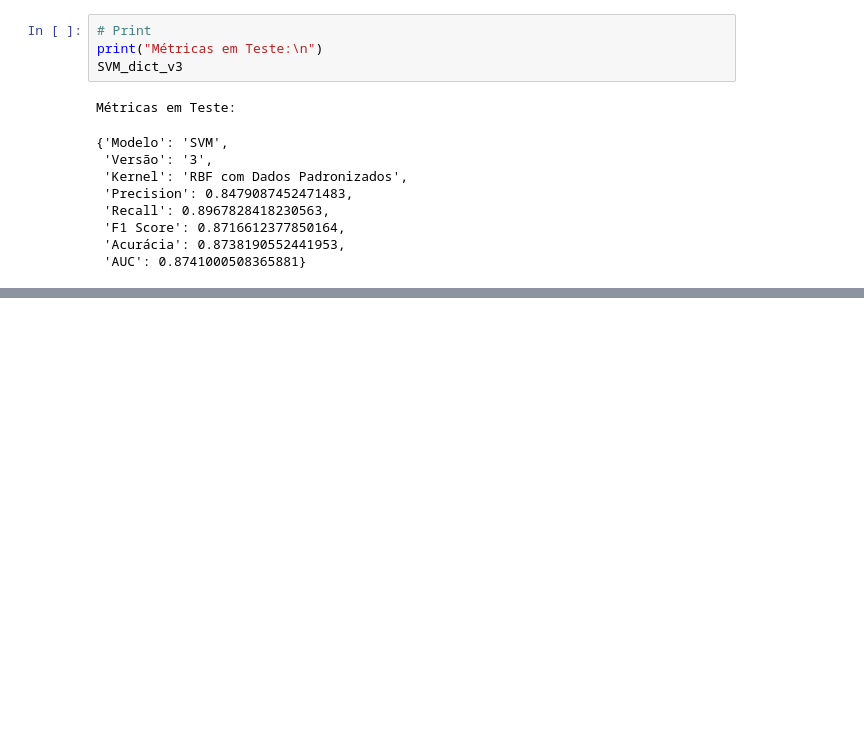
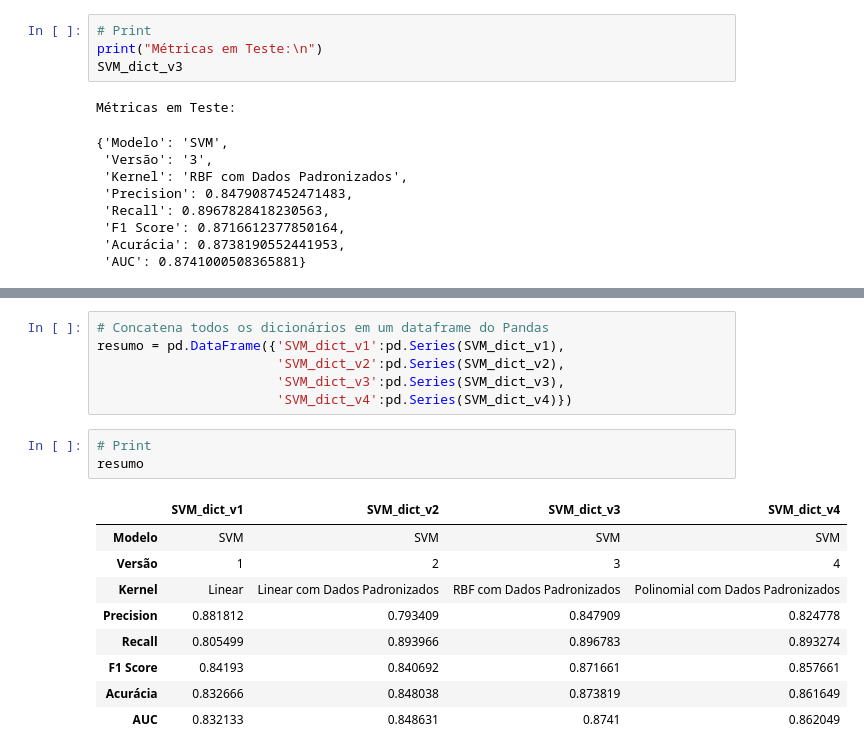
Before and after one commit to Gugah007/Projeto-ML-Classifica-o-Prevendo-a-intencao-de-compras-de-usuario-usando-SVM, a Jupyter notebook: Prevendo a Intencao de Compras de Usuario usando SVM.ipynb, the cells around one changed output, grey strips where cells are left out. Drawn from its saved outputs; the diff is of its cells as text; blank space fills up the shorter version.

```diff
--- a/Prevendo a Intencao de Compras de Usuario usando SVM.ipynb
+++ b/Prevendo a Intencao de Compras de Usuario usando SVM.ipynb
@@ -643,0 +644,19 @@ Métricas em Teste:
+# %%
+# Concatena todos os dicionários em um dataframe do Pandas
+resumo = pd.DataFrame({'SVM_dict_v1':pd.Series(SVM_dict_v1),
+                       'SVM_dict_v2':pd.Series(SVM_dict_v2),
+                       'SVM_dict_v3':pd.Series(SVM_dict_v3),
+                       'SVM_dict_v4':pd.Series(SVM_dict_v4)})
+# %%
+# Print
+resumo
+# %% [output]
+|  | SVM_dict_v1 | SVM_dict_v2 | SVM_dict_v3 | SVM_dict_v4 |
+| Modelo | SVM | SVM | SVM | SVM |
+| Versão | 1 | 2 | 3 | 4 |
+| Kernel | Linear | Linear com Dados Padronizados | RBF com Dados Padronizados | Polinomial com Dados Padronizados |
+| Precision | 0.881812 | 0.793409 | 0.847909 | 0.824778 |
+| Recall | 0.805499 | 0.893966 | 0.896783 | 0.893274 |
+| F1 Score | 0.84193 | 0.840692 | 0.871661 | 0.857661 |
+| Acurácia | 0.832666 | 0.848038 | 0.873819 | 0.861649 |
+| AUC | 0.832133 | 0.848631 | 0.8741 | 0.862049 |
```
Also changed, not shown: parts of 10 cells of this notebook.
